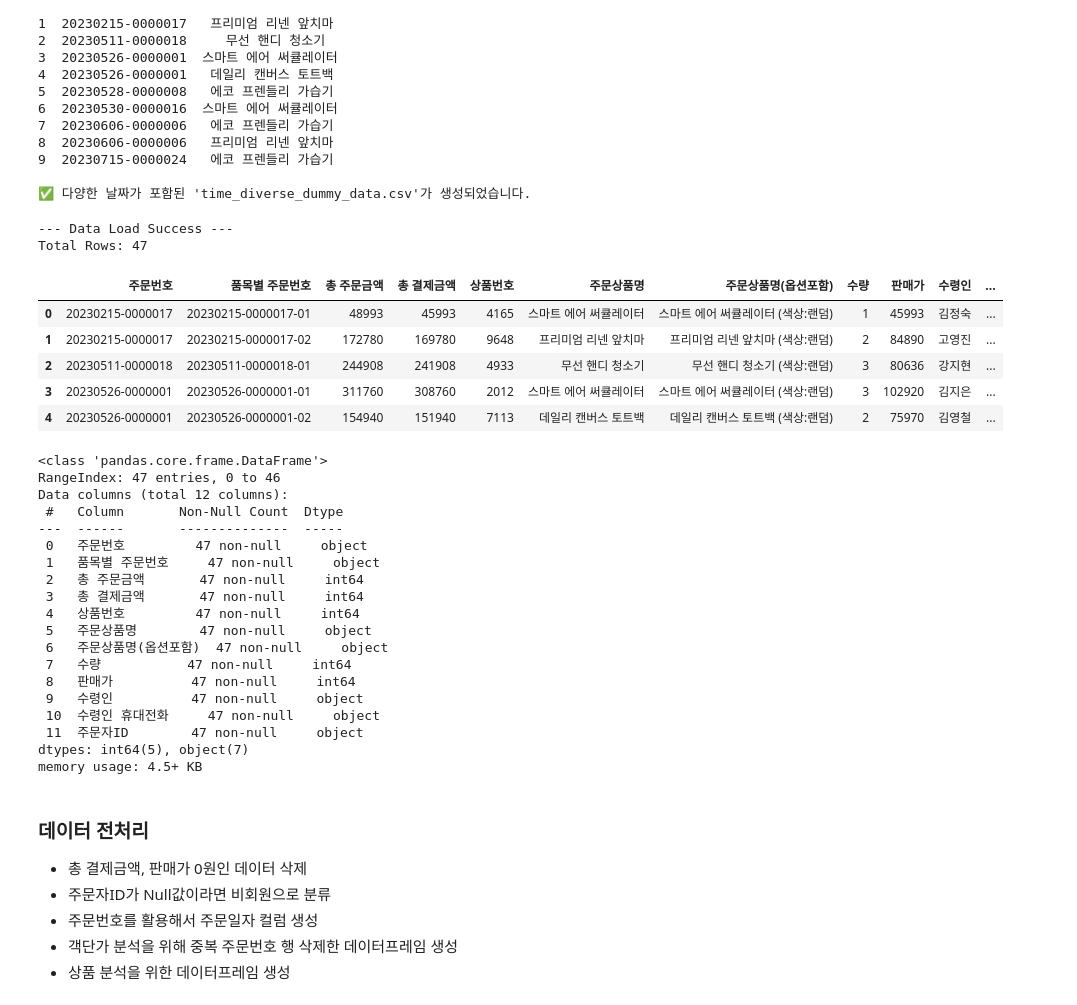
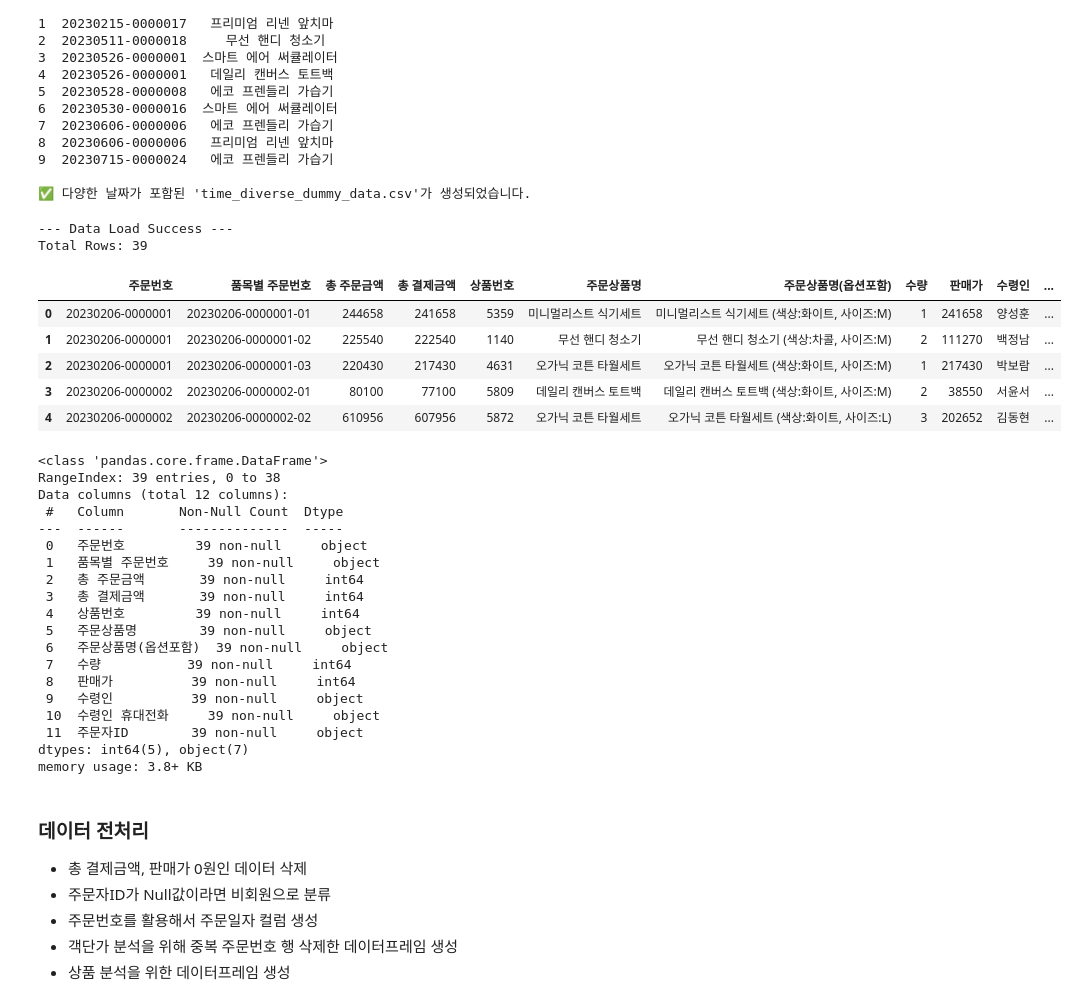
Before and after one commit to SuyeonSim/Data-analystic-Project, a Jupyter notebook: 01_Data_Generation_and_Preprocessing.ipynb, the cells around one changed output. Saved outputs shown, nothing was run; the diff lists cells and outputs as text; code cells hidden in the pictures.

```diff
--- a/01_Data_Generation_and_Preprocessing.ipynb
+++ b/01_Data_Generation_and_Preprocessing.ipynb
@@ -130,52 +130,52 @@ print("\n✅ 다양한 날짜가 포함된 'time_diverse_dummy_data.csv'가 생
 # %%
 import pandas as pd
 
 # 1. 데이터 파일 경로 설정
 # 보안상 faker 라이브러리로 만든 더미 데이터로 테스트합니다.
 # 실제로는 브랜드의 고객 행동 데이터가 사용되었습니다.
-file_path = '/content/time_diverse_dummy_data.csv'
+file_path = '/content/dummy_order_data_public.csv'
 
 # 2. 데이터 로드 (Raw Data)
 # 인코딩은 일반적인 한글 깨짐 방지를 위해 'utf-8-sig' 또는 'cp949'를 사용합니다.
 try:
     df = pd.read_csv(file_path, encoding='utf-8-sig')
 except UnicodeDecodeError:
     df = pd.read_csv(file_path, encoding='cp949')
 
 # 3. 데이터 로드 결과 확인
 # 데이터의 상위 5개 행과 전체적인 정보를 확인합니다.
 print("--- Data Load Success ---")
 print(f"Total Rows: {len(df)}")
 display(df.head())
 df.info()
 # %% [output]
 --- Data Load Success ---
-Total Rows: 47
+Total Rows: 39
 |  | 주문번호 | 품목별 주문번호 | 총 주문금액 | 총 결제금액 | 상품번호 | 주문상품명 | 주문상품명(옵션포함) | 수량 | 판매가 | 수령인 | ... |
-| 0 | 20230215-0000017 | 20230215-0000017-01 | 48993 | 45993 | 4165 | 스마트 에어 써큘레이터 | 스마트 에어 써큘레이터 (색상:랜덤) | 1 | 45993 | 김정숙 | ... |
-| 1 | 20230215-0000017 | 20230215-0000017-02 | 172780 | 169780 | 9648 | 프리미엄 리넨 앞치마 | 프리미엄 리넨 앞치마 (색상:랜덤) | 2 | 84890 | 고영진 | ... |
-| 2 | 20230511-0000018 | 20230511-0000018-01 | 244908 | 241908 | 4933 | 무선 핸디 청소기 | 무선 핸디 청소기 (색상:랜덤) | 3 | 80636 | 강지현 | ... |
-| 3 | 20230526-0000001 | 20230526-0000001-01 | 311760 | 308760 | 2012 | 스마트 에어 써큘레이터 | 스마트 에어 써큘레이터 (색상:랜덤) | 3 | 102920 | 김지은 | ... |
-| 4 | 20230526-0000001 | 20230526-0000001-02 | 154940 | 151940 | 7113 | 데일리 캔버스 토트백 | 데일리 캔버스 토트백 (색상:랜덤) | 2 | 75970 | 김영철 | ... |
+| 0 | 20230206-0000001 | 20230206-0000001-01 | 244658 | 241658 | 5359 | 미니멀리스트 식기세트 | 미니멀리스트 식기세트 (색상:화이트, 사이즈:M) | 1 | 241658 | 양성훈 | ... |
+| 1 | 20230206-0000001 | 20230206-0000001-02 | 225540 | 222540 | 1140 | 무선 핸디 청소기 | 무선 핸디 청소기 (색상:차콜, 사이즈:M) | 2 | 111270 | 백정남 | ... |
+| 2 | 20230206-0000001 | 20230206-0000001-03 | 220430 | 217430 | 4631 | 오가닉 코튼 타월세트 | 오가닉 코튼 타월세트 (색상:화이트, 사이즈:M) | 1 | 217430 | 박보람 | ... |
+| 3 | 20230206-0000002 | 20230206-0000002-01 | 80100 | 77100 | 5809 | 데일리 캔버스 토트백 | 데일리 캔버스 토트백 (색상:화이트, 사이즈:M) | 2 | 38550 | 서윤서 | ... |
+| 4 | 20230206-0000002 | 20230206-0000002-02 | 610956 | 607956 | 5872 | 오가닉 코튼 타월세트 | 오가닉 코튼 타월세트 (색상:화이트, 사이즈:L) | 3 | 202652 | 김동현 | ... |
 <class 'pandas.core.frame.DataFrame'>
-RangeIndex: 47 entries, 0 to 46
+RangeIndex: 39 entries, 0 to 38
 Data columns (total 12 columns):
  #   Column       Non-Null Count  Dtype
 ---  ------       --------------  -----
- 0   주문번호         47 non-null     object
- 1   품목별 주문번호     47 non-null     object
- 2   총 주문금액       47 non-null     int64
- 3   총 결제금액       47 non-null     int64
- 4   상품번호         47 non-null     int64
- 5   주문상품명        47 non-null     object
- 6   주문상품명(옵션포함)  47 non-null     object
- 7   수량           47 non-null     int64
- 8   판매가          47 non-null     int64
- 9   수령인          47 non-null     object
- 10  수령인 휴대전화     47 non-null     object
- 11  주문자ID        47 non-null     object
+ 0   주문번호         39 non-null     object
+ 1   품목별 주문번호     39 non-null     object
+ 2   총 주문금액       39 non-null     int64
+ 3   총 결제금액       39 non-null     int64
+ 4   상품번호         39 non-null     int64
+ 5   주문상품명        39 non-null     object
+ 6   주문상품명(옵션포함)  39 non-null     object
+ 7   수량           39 non-null     int64
+ 8   판매가          39 non-null     int64
+ 9   수령인          39 non-null     object
+ 10  수령인 휴대전화     39 non-null     object
+ 11  주문자ID        39 non-null     object
 dtypes: int64(5), object(7)
-memory usage: 4.5+ KB
+memory usage: 3.8+ KB
 # %% [markdown]
 ### **데이터 전처리**
 
```
Also changed, not shown: parts of 4 cells of this notebook.
